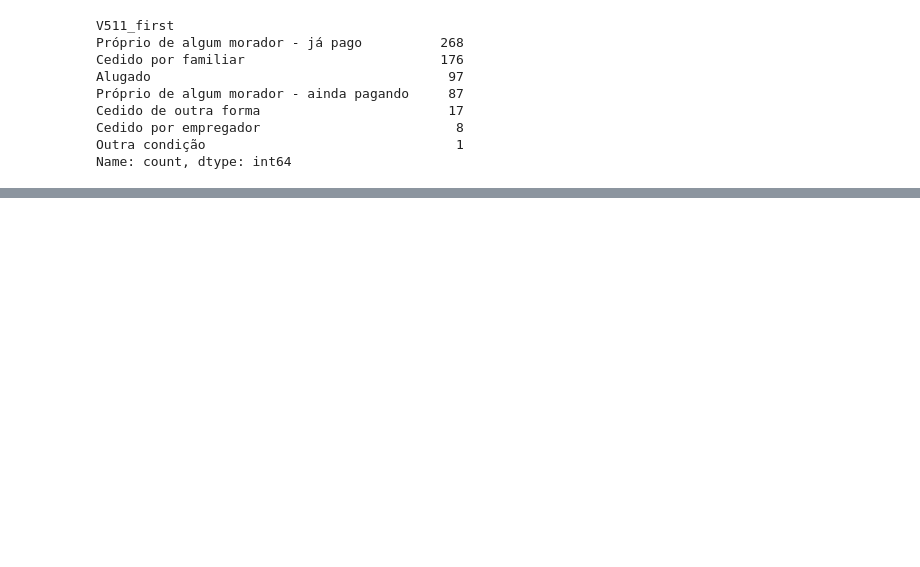
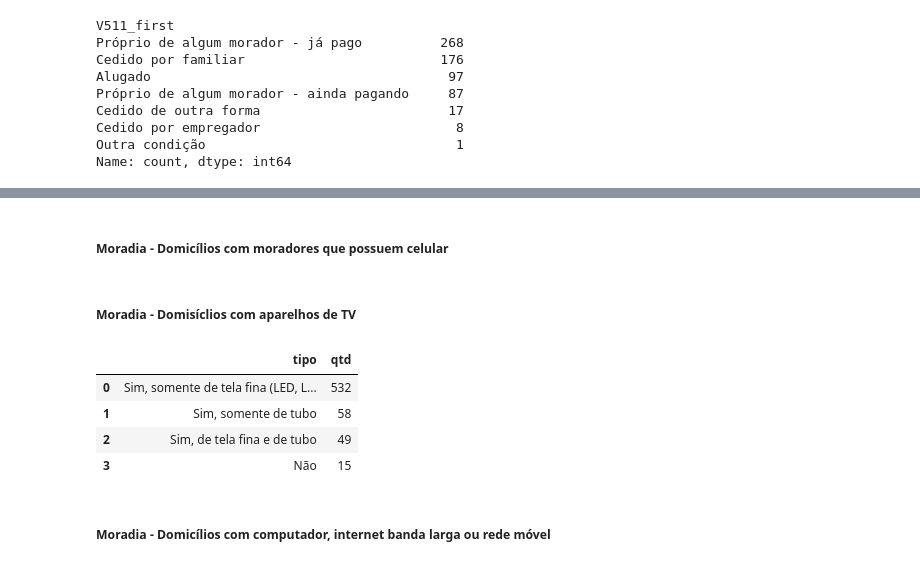
Before and after one commit to afonsosr2/datathon-grupo51, a Jupyter notebook: notebooks/PSE_2020.ipynb, the cells around one changed output, grey strips where cells are left out. Drawn from its saved outputs; the diff is of its cells as text; code cells hidden in the pictures; blank space fills up the shorter version.

```diff
--- a/notebooks/PSE_2020.ipynb
+++ b/notebooks/PSE_2020.ipynb
@@ -1296,0 +1440,2 @@ fig.show()
+# %% [markdown]
+##### Moradia - Domicílios com moradores que possuem celular
@@ -1296,0 +1466,12 @@ fig.show()
+# %% [markdown]
+##### Moradia - Domisíclios com aparelhos de TV
+# %%
+dom_tv = dados.V515_first.value_counts().to_frame().reset_index()
+dom_tv.columns = ["tipo", "qtd"]
+dom_tv
+# %% [output]
+|  | tipo | qtd |
+| 0 | Sim, somente de tela fina (LED, L... | 532 |
+| 1 | Sim, somente de tubo | 58 |
+| 2 | Sim, de tela fina e de tubo | 49 |
+| 3 | Não | 15 |
@@ -1296,0 +1505,2 @@ fig.show()
+# %% [markdown]
+##### Moradia - Domicílios com computador, internet banda larga ou rede móvel
```
Also changed, not shown: parts of 17 cells of this notebook, 11 other files.
